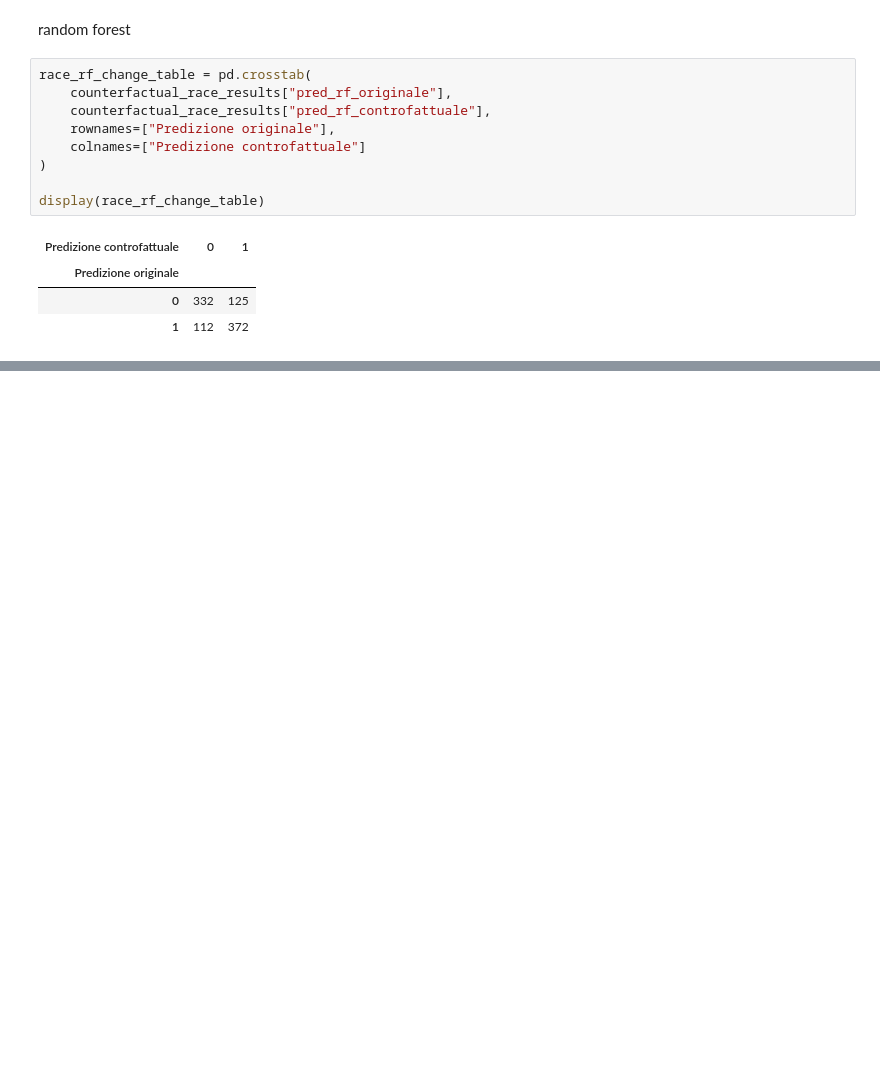
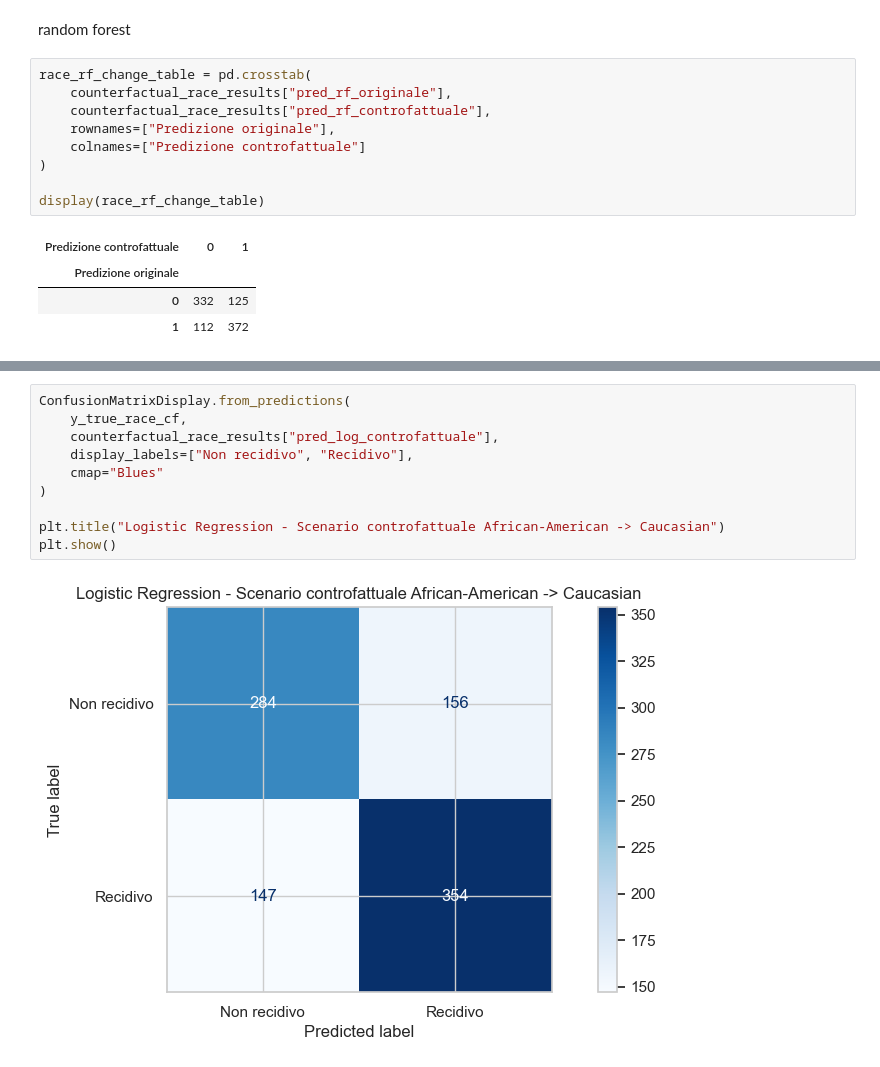
Before and after one commit to anna8987/tesi-COMPAS, a Jupyter notebook: tesiCOMPAS.ipynb, the cells around one changed output, grey strips where cells are left out. Cells and saved outputs as stored; diff of their text form; blank space fills up the shorter version.

```diff
--- a/tesiCOMPAS.ipynb
+++ b/tesiCOMPAS.ipynb
@@ -2243,0 +2316,12 @@ display(race_rf_change_table)
+# %%
+ConfusionMatrixDisplay.from_predictions(
+    y_true_race_cf,
+    counterfactual_race_results["pred_log_controfattuale"],
+    display_labels=["Non recidivo", "Recidivo"],
+    cmap="Blues"
+)
+
+plt.title("Logistic Regression - Scenario controfattuale African-American -> Caucasian")
+plt.show()
+# %% [output]
+[figure, added]
```
Also changed, not shown: parts of 7 cells of this notebook.
